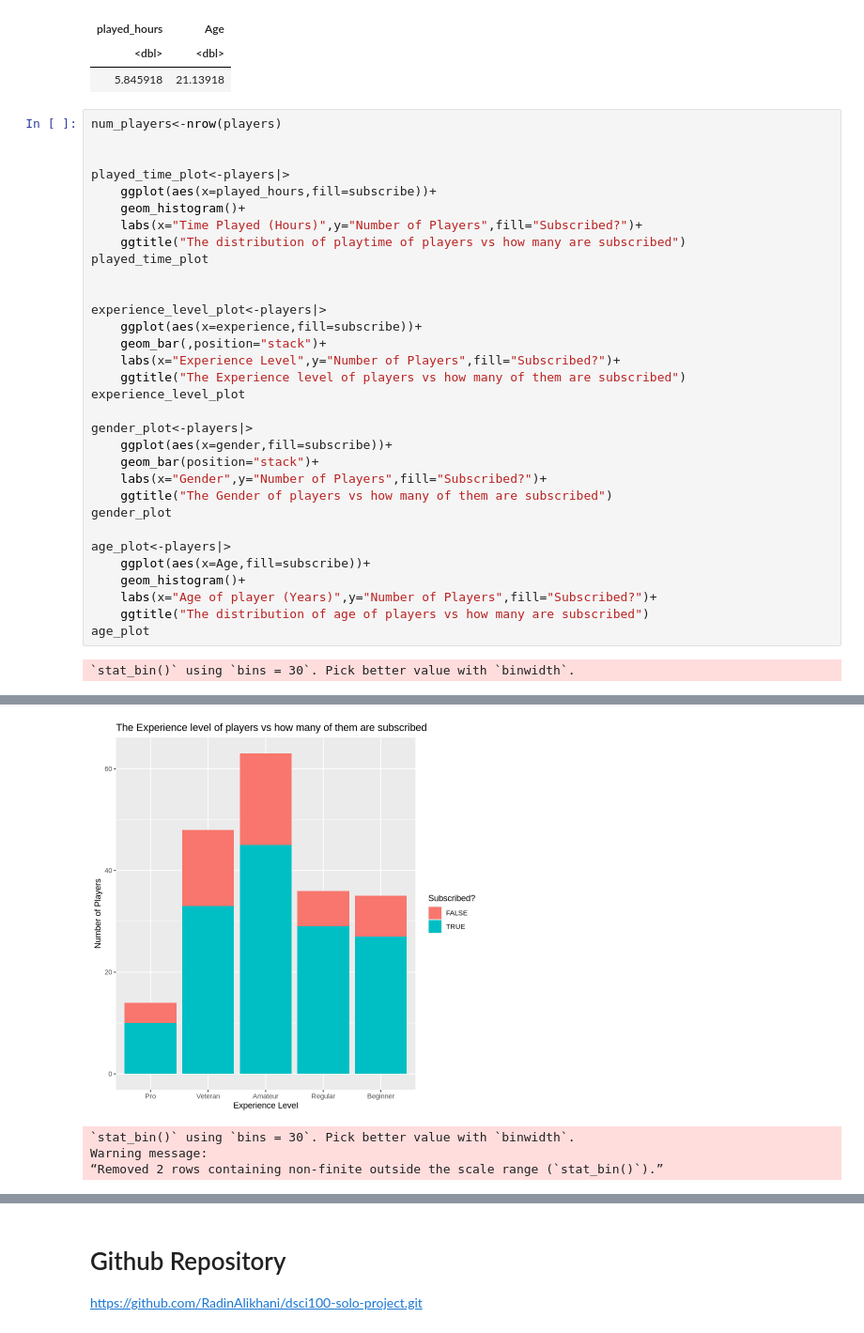
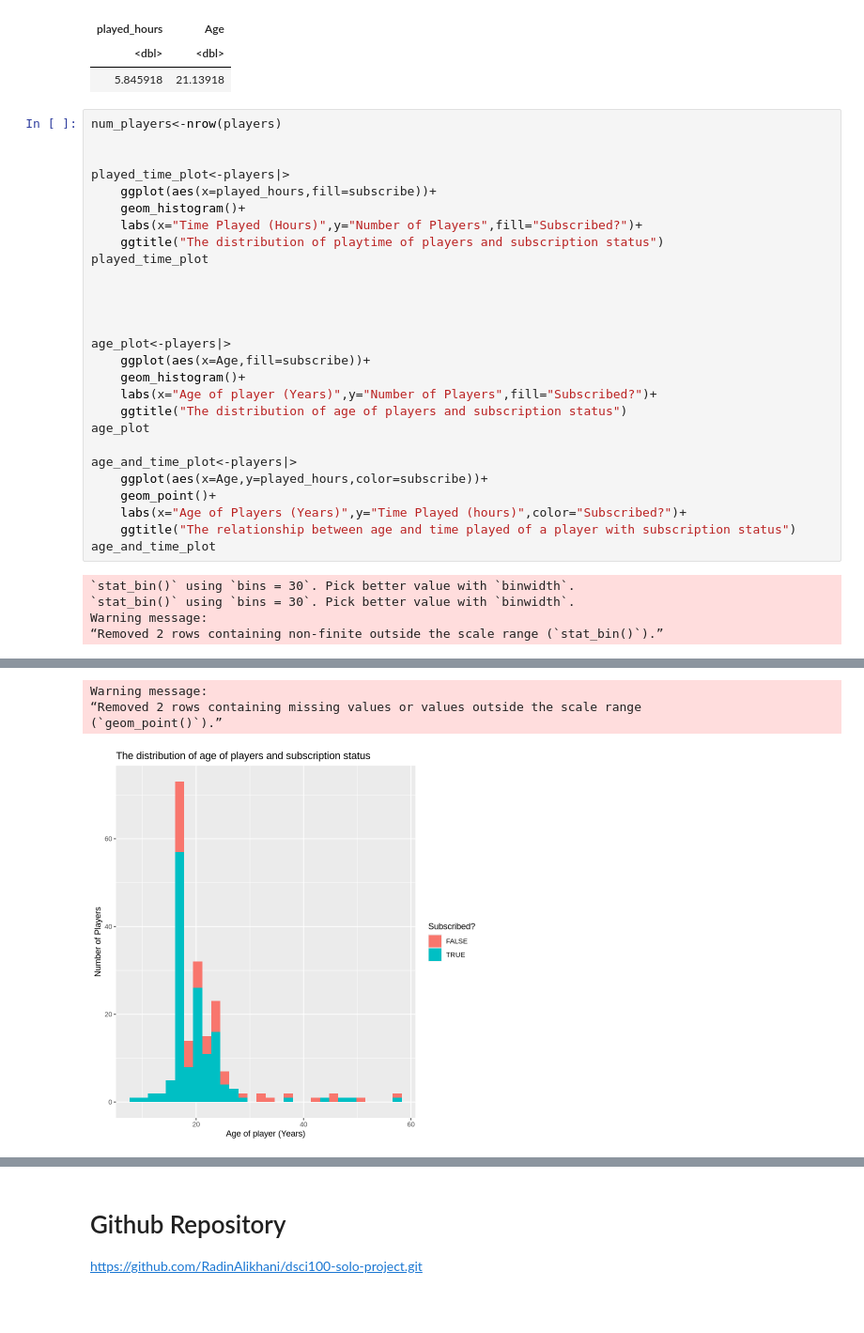
Before and after one commit to RadinAlikhani/dsci100-solo-project, a Jupyter notebook: Individual Project.ipynb, the cells around one changed output, grey strips where cells are left out. Shown at 94% size. Cells and saved outputs as stored; diff of their text form; blank space fills up the shorter version.

```diff
--- a/Individual Project.ipynb
+++ b/Individual Project.ipynb
@@ -217,29 +211,27 @@ played_time_plot<-players|>
     ggplot(aes(x=played_hours,fill=subscribe))+
     geom_histogram()+
     labs(x="Time Played (Hours)",y="Number of Players",fill="Subscribed?")+
-    ggtitle("The distribution of playtime of players vs how many are subscribed")
+    ggtitle("The distribution of playtime of players and subscription status")
 played_time_plot
 
 
-experience_level_plot<-players|>
-    ggplot(aes(x=experience,fill=subscribe))+
-    geom_bar(,position="stack")+
-    labs(x="Experience Level",y="Number of Players",fill="Subscribed?")+
-    ggtitle("The Experience level of players vs how many of them are subscribed")
-experience_level_plot
 
-gender_plot<-players|>
-    ggplot(aes(x=gender,fill=subscribe))+
-    geom_bar(position="stack")+
-    labs(x="Gender",y="Number of Players",fill="Subscribed?")+
-    ggtitle("The Gender of players vs how many of them are subscribed")
-gender_plot
 
 age_plot<-players|>
     ggplot(aes(x=Age,fill=subscribe))+
     geom_histogram()+
     labs(x="Age of player (Years)",y="Number of Players",fill="Subscribed?")+
-    ggtitle("The distribution of age of players vs how many are subscribed")
+    ggtitle("The distribution of age of players and subscription status")
 age_plot
+
+age_and_time_plot<-players|>
+    ggplot(aes(x=Age,y=played_hours,color=subscribe))+
+    geom_point()+
+    labs(x="Age of Players (Years)",y="Time Played (hours)",color="Subscribed?")+
+    ggtitle("The relationship between age and time played of a player with subscription status")
+age_and_time_plot
 # %% [output]
 `stat_bin()` using `bins = 30`. Pick better value with `binwidth`.
+`stat_bin()` using `bins = 30`. Pick better value with `binwidth`.
+Warning message:
+“Removed 2 rows containing non-finite outside the scale range (`stat_bin()`).”
@@ -247,4 +239,4 @@ age_plot
+Warning message:
+“Removed 2 rows containing missing values or values outside the scale range
+(`geom_point()`).”
-[figure, old version]
+[figure, new version]
-`stat_bin()` using `bins = 30`. Pick better value with `binwidth`.
-Warning message:
-“Removed 2 rows containing non-finite outside the scale range (`stat_bin()`).”
```
Also changed, not shown: parts of 6 cells of this notebook.
